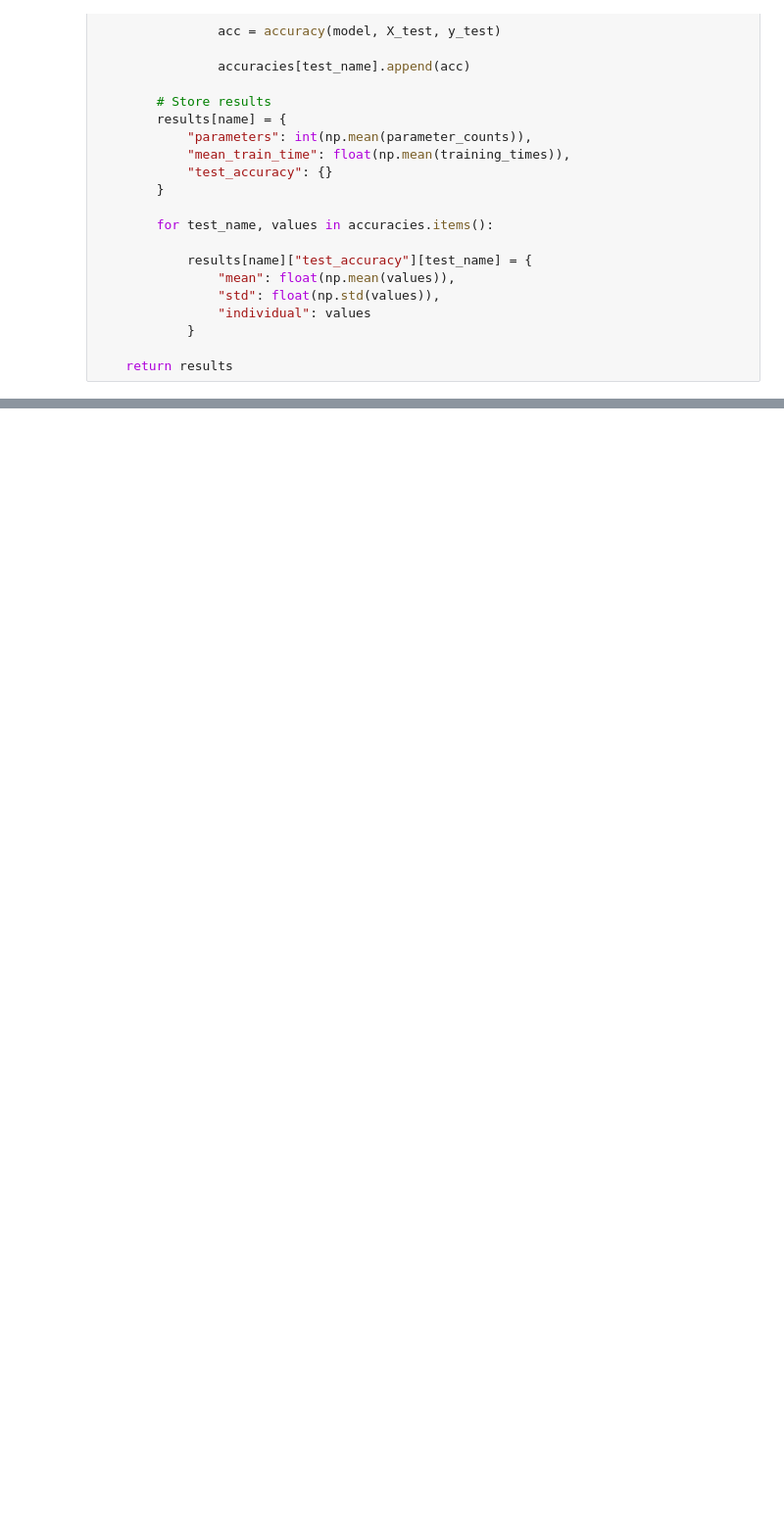
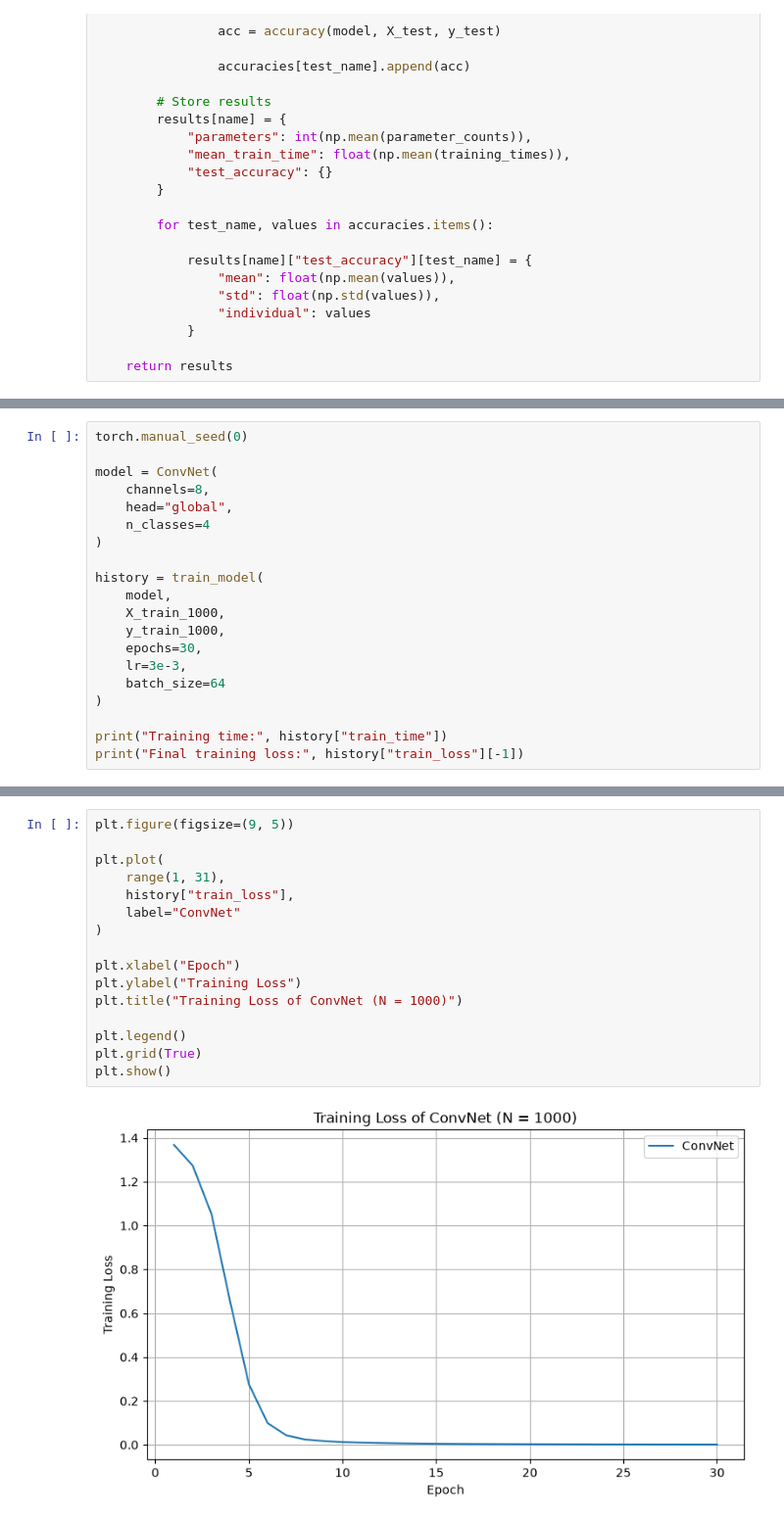
Before and after one commit to Ashishlamichhane4/Scientific_Computing, a Jupyter notebook: CNN_using_pytorch/todo.ipynb, the cells around one changed output, grey strips where cells are left out. Shown at 98% size. Saved outputs shown, nothing was run; the diff lists cells and outputs as text; blank space fills up the shorter version.

```diff
--- a/CNN_using_pytorch/todo.ipynb
+++ b/CNN_using_pytorch/todo.ipynb
@@ -589,0 +538,20 @@ Standard deviation: 0.0000
+# %%
+torch.manual_seed(0)
+
+model = ConvNet(
+    channels=8,
+    head="global",
+    n_classes=4
+)
+
+history = train_model(
+    model,
+    X_train_1000,
+    y_train_1000,
+    epochs=30,
+    lr=3e-3,
+    batch_size=64
+)
+
+print("Training time:", history["train_time"])
+print("Final training loss:", history["train_loss"][-1])
@@ -589,0 +561,18 @@ Standard deviation: 0.0000
+# %%
+plt.figure(figsize=(9, 5))
+
+plt.plot(
+    range(1, 31),
+    history["train_loss"],
+    label="ConvNet"
+)
+
+plt.xlabel("Epoch")
+plt.ylabel("Training Loss")
+plt.title("Training Loss of ConvNet (N = 1000)")
+
+plt.legend()
+plt.grid(True)
+plt.show()
+# %% [output]
+[figure, added]
```
Also changed, not shown: parts of 10 cells of this notebook.
